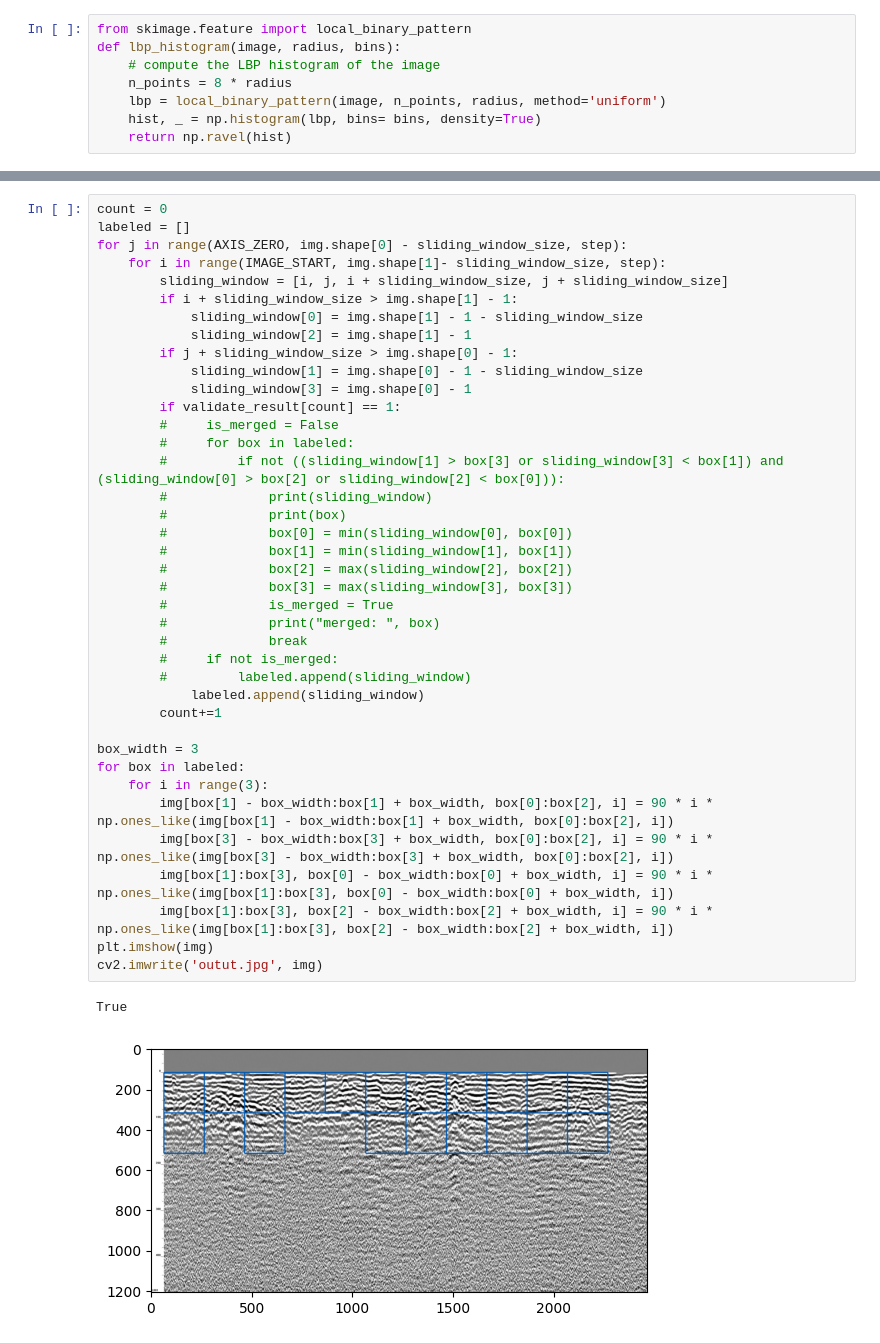
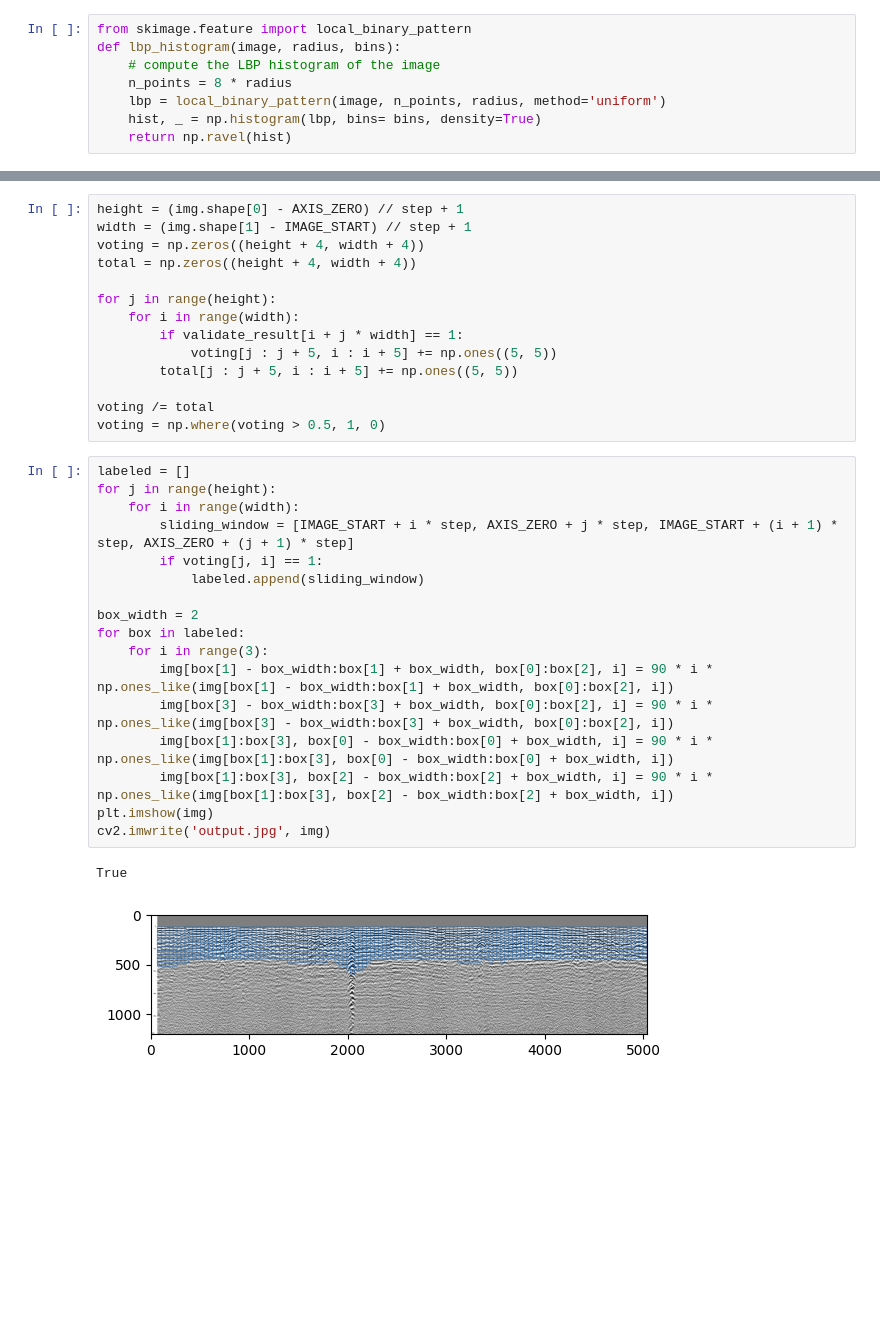
Before and after one commit to MLforGPR/traditional, a Jupyter notebook: data_pipeline.ipynb, the cells around one changed output, grey strips where cells are left out. Saved outputs shown, nothing was run; the diff lists cells and outputs as text; blank space fills up the shorter version.

Commit message:
add overlapping voting strategy for data_pipeline

```diff
--- a/data_pipeline.ipynb
+++ b/data_pipeline.ipynb
@@ -74,42 +67,34 @@ print(validate_result.shape)
+# %%
+height = (img.shape[0] - AXIS_ZERO) // step + 1
+width = (img.shape[1] - IMAGE_START) // step + 1
+voting = np.zeros((height + 4, width + 4))
+total = np.zeros((height + 4, width + 4))
+
+for j in range(height):
+    for i in range(width):
+        if validate_result[i + j * width] == 1:
+            voting[j : j + 5, i : i + 5] += np.ones((5, 5))
+        total[j : j + 5, i : i + 5] += np.ones((5, 5))
+
+voting /= total
+voting = np.where(voting > 0.5, 1, 0)
 # %%
-count = 0
 labeled = []
-for j in range(AXIS_ZERO, img.shape[0] - sliding_window_size, step):
-    for i in range(IMAGE_START, img.shape[1]- sliding_window_size, step):
-        sliding_window = [i, j, i + sliding_window_size, j + sliding_window_size]
-        if i + sliding_window_size > img.shape[1] - 1:
-            sliding_window[0] = img.shape[1] - 1 - sliding_window_size
-            sliding_window[2] = img.shape[1] - 1
-        if j + sliding_window_size > img.shape[0] - 1:
-            sliding_window[1] = img.shape[0] - 1 - sliding_window_size
-            sliding_window[3] = img.shape[0] - 1
-        if validate_result[count] == 1:
-        #     is_merged = False
-        #     for box in labeled:
-        #         if not ((sliding_window[1] > box[3] or sliding_window[3] < box[1]) and (sliding_window[0] > box[2] or sliding_window[2] < box[0])):
-        #             print(sliding_window)
-        #             print(box)
-        #             box[0] = min(sliding_window[0], box[0])
-        #             box[1] = min(sliding_window[1], box[1])
-        #             box[2] = max(sliding_window[2], box[2])
-        #             box[3] = max(sliding_window[3], box[3])
-        #             is_merged = True
-        #             print("merged: ", box)
-        #             break
-        #     if not is_merged:
-        #         labeled.append(sliding_window)
+for j in range(height):
+    for i in range(width):
+        sliding_window = [IMAGE_START + i * step, AXIS_ZERO + j * step, IMAGE_START + (i + 1) * step, AXIS_ZERO + (j + 1) * step]
+        if voting[j, i] == 1:
             labeled.append(sliding_window)
-        count+=1
 
-box_width = 3
+box_width = 2
 for box in labeled:
     for i in range(3):
         img[box[1] - box_width:box[1] + box_width, box[0]:box[2], i] = 90 * i * np.ones_like(img[box[1] - box_width:box[1] + box_width, box[0]:box[2], i])
         img[box[3] - box_width:box[3] + box_width, box[0]:box[2], i] = 90 * i * np.ones_like(img[box[3] - box_width:box[3] + box_width, box[0]:box[2], i])
         img[box[1]:box[3], box[0] - box_width:box[0] + box_width, i] = 90 * i * np.ones_like(img[box[1]:box[3], box[0] - box_width:box[0] + box_width, i])
         img[box[1]:box[3], box[2] - box_width:box[2] + box_width, i] = 90 * i * np.ones_like(img[box[1]:box[3], box[2] - box_width:box[2] + box_width, i])
 plt.imshow(img)
-cv2.imwrite('outut.jpg', img)
+cv2.imwrite('output.jpg', img)
 # %% [output]
 True
-[figure, old version]
+[figure, new version]
```
Also changed, not shown: parts of 3 cells of this notebook.
